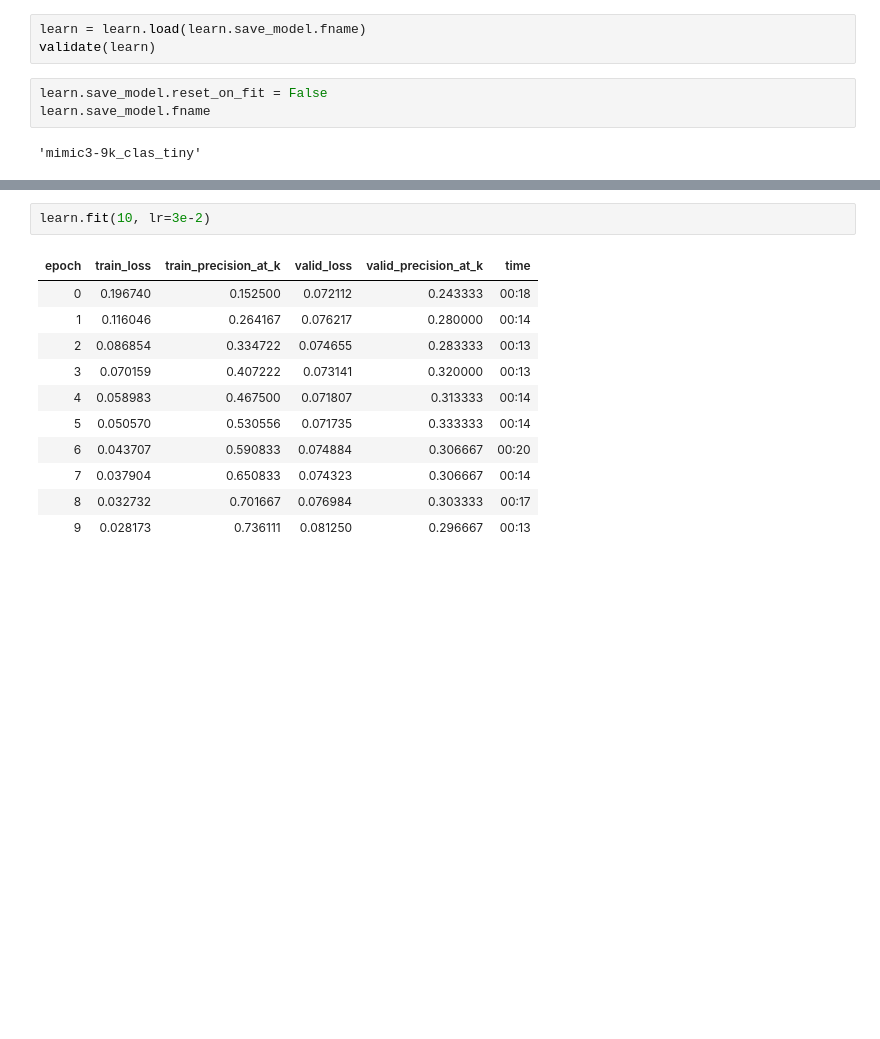
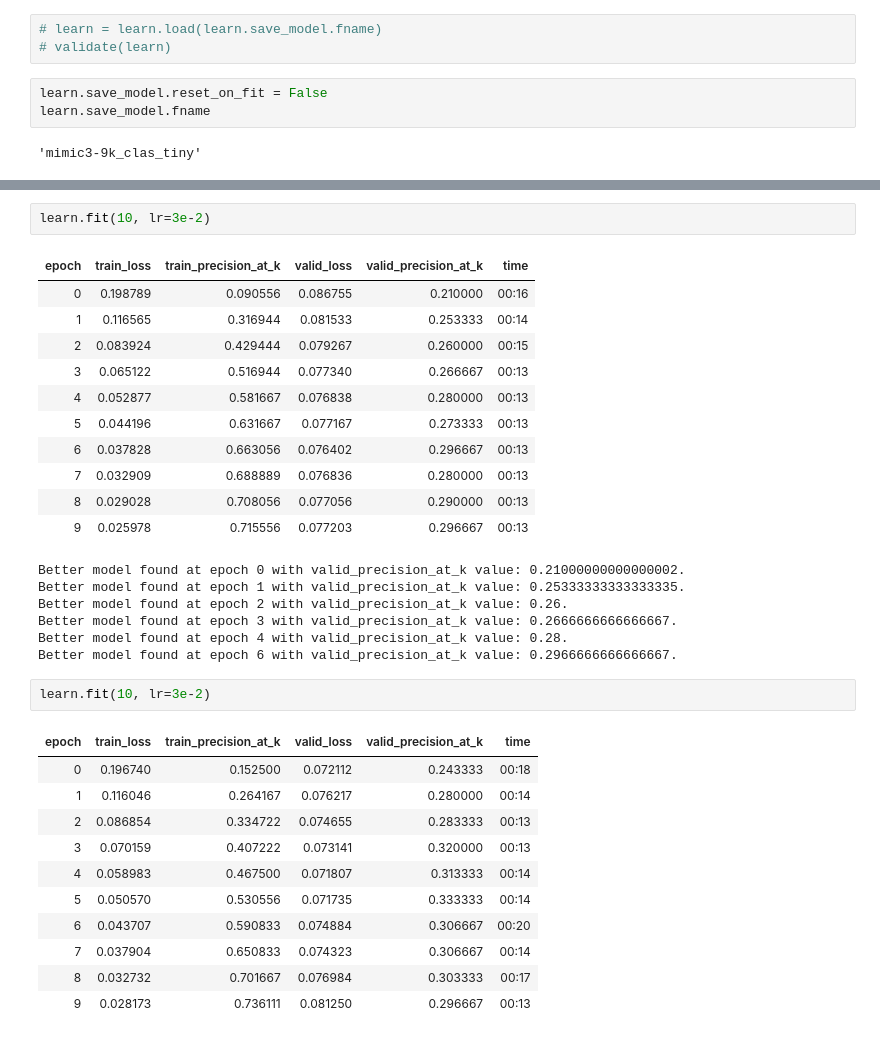
Before and after one commit to debjyotiSRoy/xcube, a Jupyter notebook: nbs/18_tutorial.train_mimic3.ipynb, the cells around one changed output, grey strips where cells are left out. Drawn from its saved outputs; the diff is of its cells as text; blank space fills up the shorter version.

```diff
--- a/nbs/18_tutorial.train_mimic3.ipynb
+++ b/nbs/18_tutorial.train_mimic3.ipynb
@@ -1461,8 +1466,8 @@ best so far = 0.29333333333333333
 # %% [markdown]
 ## Fine-Tune the Fwd (Dev)
 # %%
-learn = learn.load(learn.save_model.fname)
-validate(learn)
+# learn = learn.load(learn.save_model.fname)
+# validate(learn)
 # %%
 learn.save_model.reset_on_fit = False
 learn.save_model.fname
@@ -1471,3 +1501,23 @@ learn.save_model.fname
+# %%
+learn.fit(10, lr=3e-2)
+# %% [output]
+| epoch | train_loss | train_precision_at_k | valid_loss | valid_precision_at_k | time |
+| 0 | 0.198789 | 0.090556 | 0.086755 | 0.210000 | 00:16 |
+| 1 | 0.116565 | 0.316944 | 0.081533 | 0.253333 | 00:14 |
+| 2 | 0.083924 | 0.429444 | 0.079267 | 0.260000 | 00:15 |
+| 3 | 0.065122 | 0.516944 | 0.077340 | 0.266667 | 00:13 |
+| 4 | 0.052877 | 0.581667 | 0.076838 | 0.280000 | 00:13 |
+| 5 | 0.044196 | 0.631667 | 0.077167 | 0.273333 | 00:13 |
+| 6 | 0.037828 | 0.663056 | 0.076402 | 0.296667 | 00:13 |
+| 7 | 0.032909 | 0.688889 | 0.076836 | 0.280000 | 00:13 |
+| 8 | 0.029028 | 0.708056 | 0.077056 | 0.290000 | 00:13 |
+| 9 | 0.025978 | 0.715556 | 0.077203 | 0.296667 | 00:13 |
+Better model found at epoch 0 with valid_precision_at_k value: 0.21000000000000002.
+Better model found at epoch 1 with valid_precision_at_k value: 0.25333333333333335.
+Better model found at epoch 2 with valid_precision_at_k value: 0.26.
+Better model found at epoch 3 with valid_precision_at_k value: 0.2666666666666667.
+Better model found at epoch 4 with valid_precision_at_k value: 0.28.
+Better model found at epoch 6 with valid_precision_at_k value: 0.2966666666666667.
 # %%
 learn.fit(10, lr=3e-2)
 # %% [output]
```
Also changed, not shown: parts of 10 cells of this notebook, 5 other files.
